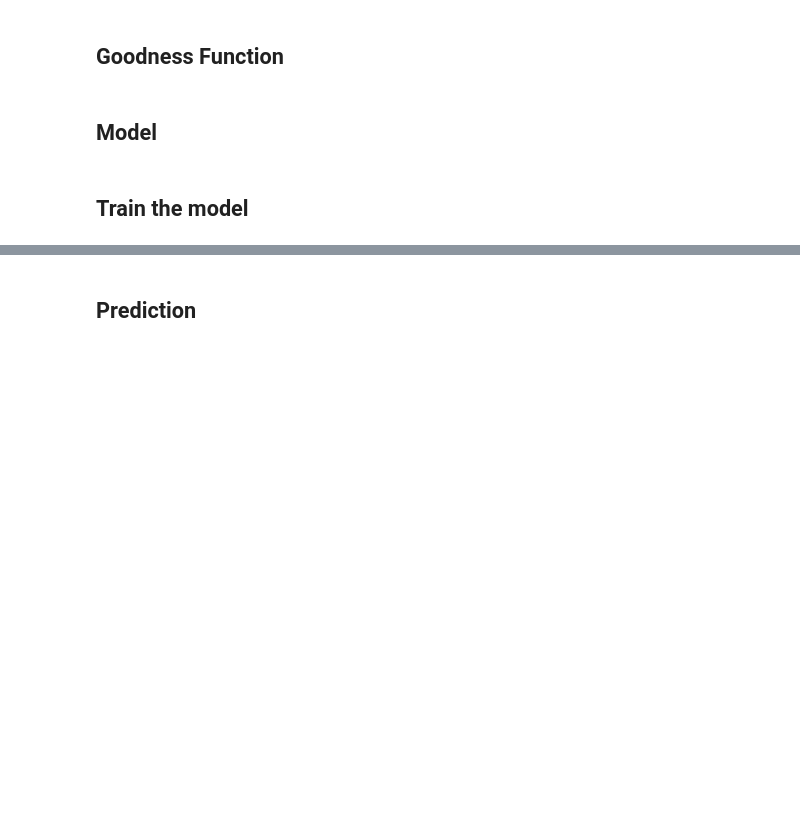
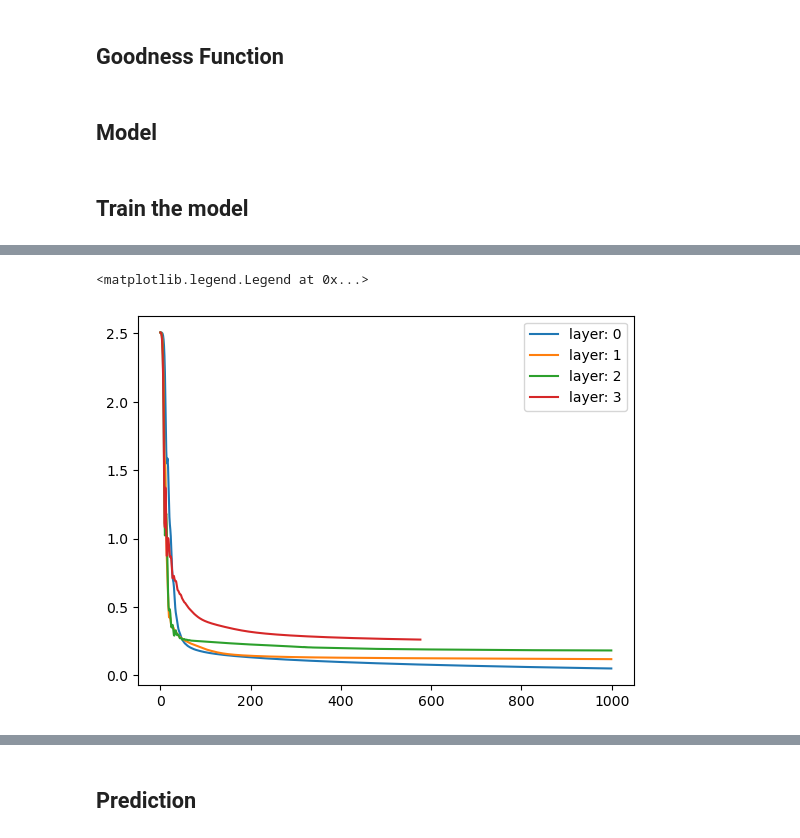
Before and after one commit to ohabia/Forward-forward-NLP, a Jupyter notebook: Glove Text Classification.ipynb, the cells around one changed output, grey strips where cells are left out. Saved outputs shown, nothing was run; the diff lists cells and outputs as text; code cells hidden in the pictures; blank space fills up the shorter version.

Commit message:
add experiments with diff goodness function

```diff
--- a/Glove Text Classification.ipynb
+++ b/Glove Text Classification.ipynb
@@ -209,6 +203,6 @@ def goodness_sq_tri(X):
 # %%
 def goodness(X):
-  return goodness_sq_tri(X)
+  return goodness_power(X,4.3)
 # %% [markdown]
 ## Model
 # %%
@@ -223,6 +217,7 @@ class Layer(nn.Linear):
         self.opt = Adam(self.parameters(), lr=0.03)
         self.threshold = layer_threshold
         self.num_epochs = layer_epoch
+        self.loss_list = []
 
     def forward(self, x):
         x_direction = x / (x.norm(p = 2, dim = 1, keepdim=True) + 1e-4)
@@ -249,6 +244,7 @@ class Layer(nn.Linear):
             # is not considered backpropagation.
             loss.backward()
             self.opt.step()
+            self.loss_list.append(loss.detach().item())
 
             if i % 100 == 0 and i > 0:
               print(
@@ -263,7 +259,7 @@ class Net(torch.nn.Module):
         self.layers = []
         for d in range(len(dims) - 1):
             self.layers += [Layer(dims[d], dims[d + 1])]
-        print(self.layers)
+        # print(self.layers)
 
     def predict(self, x):
         goodness_per_label = []
@@ -288,14 +284,17 @@ class Net(torch.nn.Module):
 
     def train(self, x_pos, x_neg):
         h_pos, h_neg = x_pos, x_neg
+        total_loss_list = []
         for i, layer in enumerate(self.layers):
             print("-" * 59)
             print('training layer', i, '...')
             h_pos, h_neg = layer.train(h_pos, h_neg)
+            total_loss_list.append(layer.loss_list)
             print("-" * 59)
+        return(total_loss_list)
 # %% [markdown]
 ## Train the model
 # %%
 net = Net([embed_len, 256, 128, 64, len(target_classes)])
-net.train(x_pos, x_neg)
+ls = net.train(x_pos, x_neg)
 # %% [output]
@@ -330,4 +316,11 @@ training layer 1 ...
 ... (29 outputs left out)
+# %%
+for i,ly in enumerate(ls):
+  plt.plot(ls[i], label = 'layer: ' + str(i))
+plt.legend(loc="upper right")
+# %% [output]
+<matplotlib.legend.Legend at 0x...>
+[figure, added]
 # %%
 print('train acc:', net.predict(x_train).eq(y).float().mean().item())
 # %% [output]
```
Also changed, not shown: parts of 14 cells of this notebook, 1 other file.
